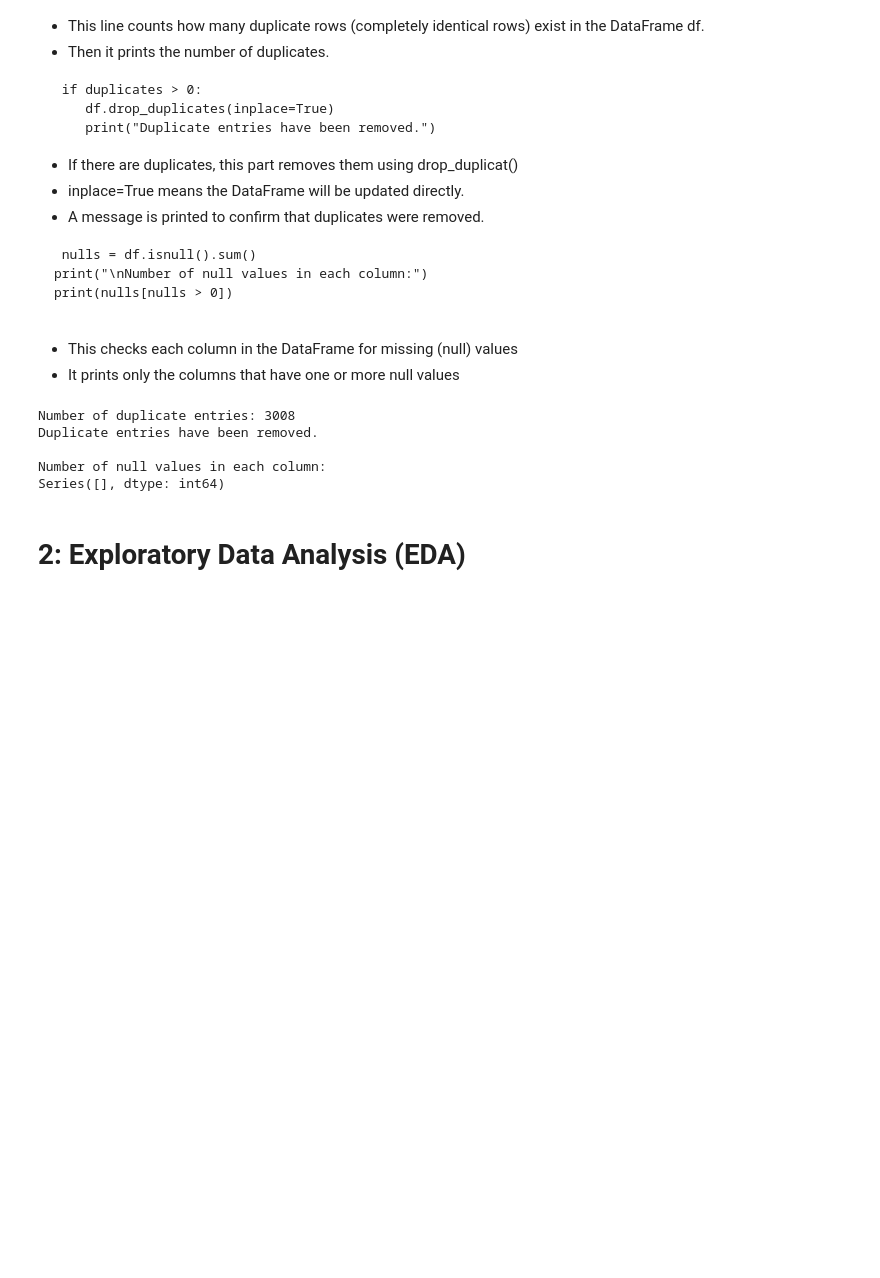
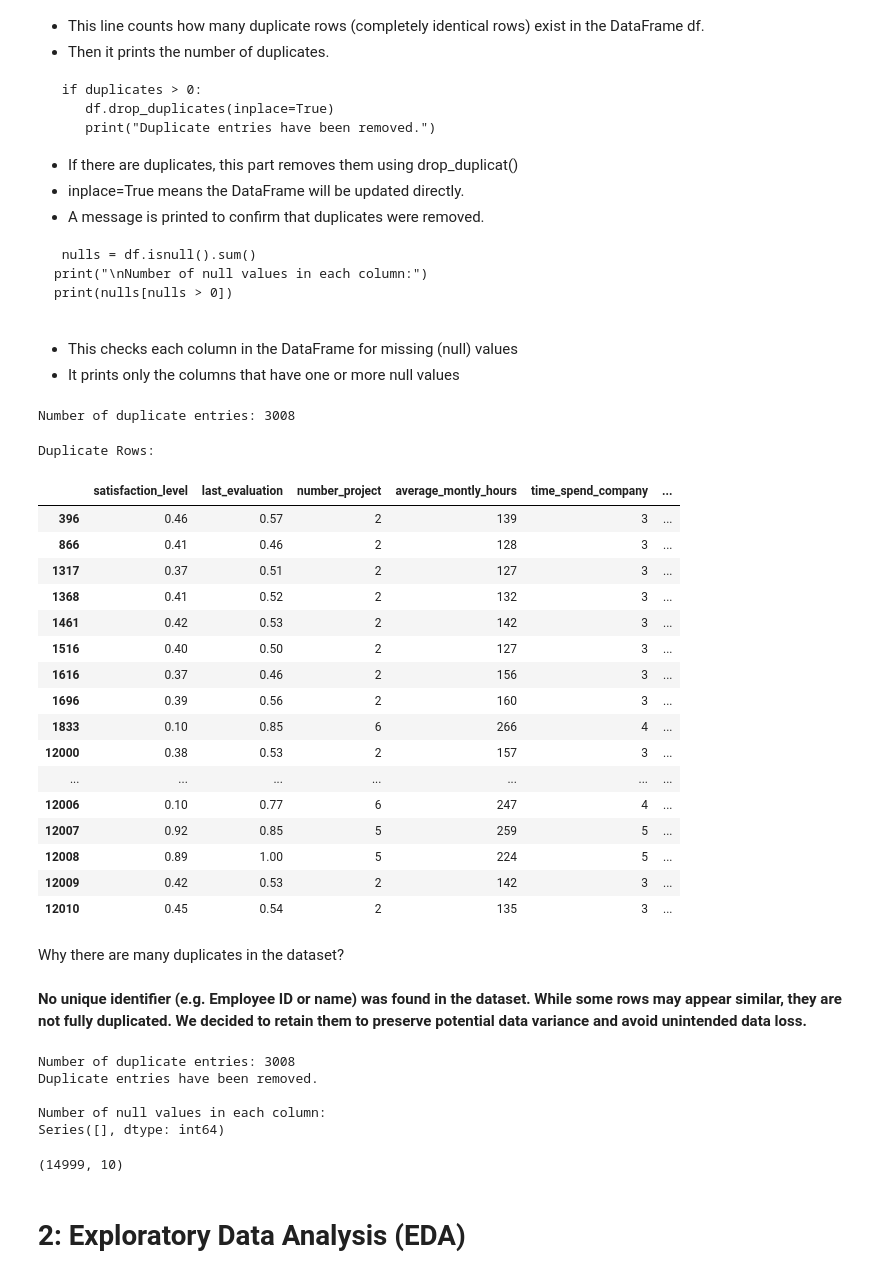
Before and after one commit to tamer-elkoT/Employee-Churn-Analysis-, a Jupyter notebook: EDA.ipynb, the cells around one changed output. Drawn from its saved outputs; the diff is of its cells as text; code cells hidden in the pictures; blank space fills up the shorter version.

````diff
--- a/EDA.ipynb
+++ b/EDA.ipynb
@@ -195,4 +200,38 @@ print(nulls[nulls > 0])
 ```
 *   This checks each column in the DataFrame for missing (null) values
 *   It prints only the columns that have one or more null values
+# %%
+# Check for duplicate values
+duplicates = df.duplicated().sum()
+print(f"\nNumber of duplicate entries: {duplicates}")
+# %% [output]
+Number of duplicate entries: 3008
+# %%
+# Identify the rows that contain duplicates
+duplicate_rows = df[df.duplicated()]
+print("\nDuplicate Rows:")
+duplicate_rows.head(20)
+# %% [output]
+Duplicate Rows:
+|  | satisfaction_level | last_evaluation | number_project | average_montly_hours | time_spend_company | ... |
+| 396 | 0.46 | 0.57 | 2 | 139 | 3 | ... |
+| 866 | 0.41 | 0.46 | 2 | 128 | 3 | ... |
+| 1317 | 0.37 | 0.51 | 2 | 127 | 3 | ... |
+| 1368 | 0.41 | 0.52 | 2 | 132 | 3 | ... |
+| 1461 | 0.42 | 0.53 | 2 | 142 | 3 | ... |
+| 1516 | 0.40 | 0.50 | 2 | 127 | 3 | ... |
+| 1616 | 0.37 | 0.46 | 2 | 156 | 3 | ... |
+| 1696 | 0.39 | 0.56 | 2 | 160 | 3 | ... |
+| 1833 | 0.10 | 0.85 | 6 | 266 | 4 | ... |
+| 12000 | 0.38 | 0.53 | 2 | 157 | 3 | ... |
+| ... | ... | ... | ... | ... | ... | ... |
+| 12006 | 0.10 | 0.77 | 6 | 247 | 4 | ... |
+| 12007 | 0.92 | 0.85 | 5 | 259 | 5 | ... |
+| 12008 | 0.89 | 1.00 | 5 | 224 | 5 | ... |
+| 12009 | 0.42 | 0.53 | 2 | 142 | 3 | ... |
+| 12010 | 0.45 | 0.54 | 2 | 135 | 3 | ... |
+# %% [markdown]
+Why there are many duplicates in the dataset?
+# %% [markdown]
+**No unique identifier (e.g. Employee ID or name) was found in the dataset. While some rows may appear similar, they are not fully duplicated. We decided to retain them to preserve potential data variance and avoid unintended data loss.**
 # %%
@@ -215,6 +252,10 @@ Duplicate entries have been removed.
 
 Number of null values in each column:
 Series([], dtype: int64)
+# %%
+df.shape
+# %% [output]
+(14999, 10)
 # %% [markdown]
 # 2: Exploratory Data Analysis (EDA)
 # %% [markdown]
````
Also changed, not shown: parts of 10 cells of this notebook.
